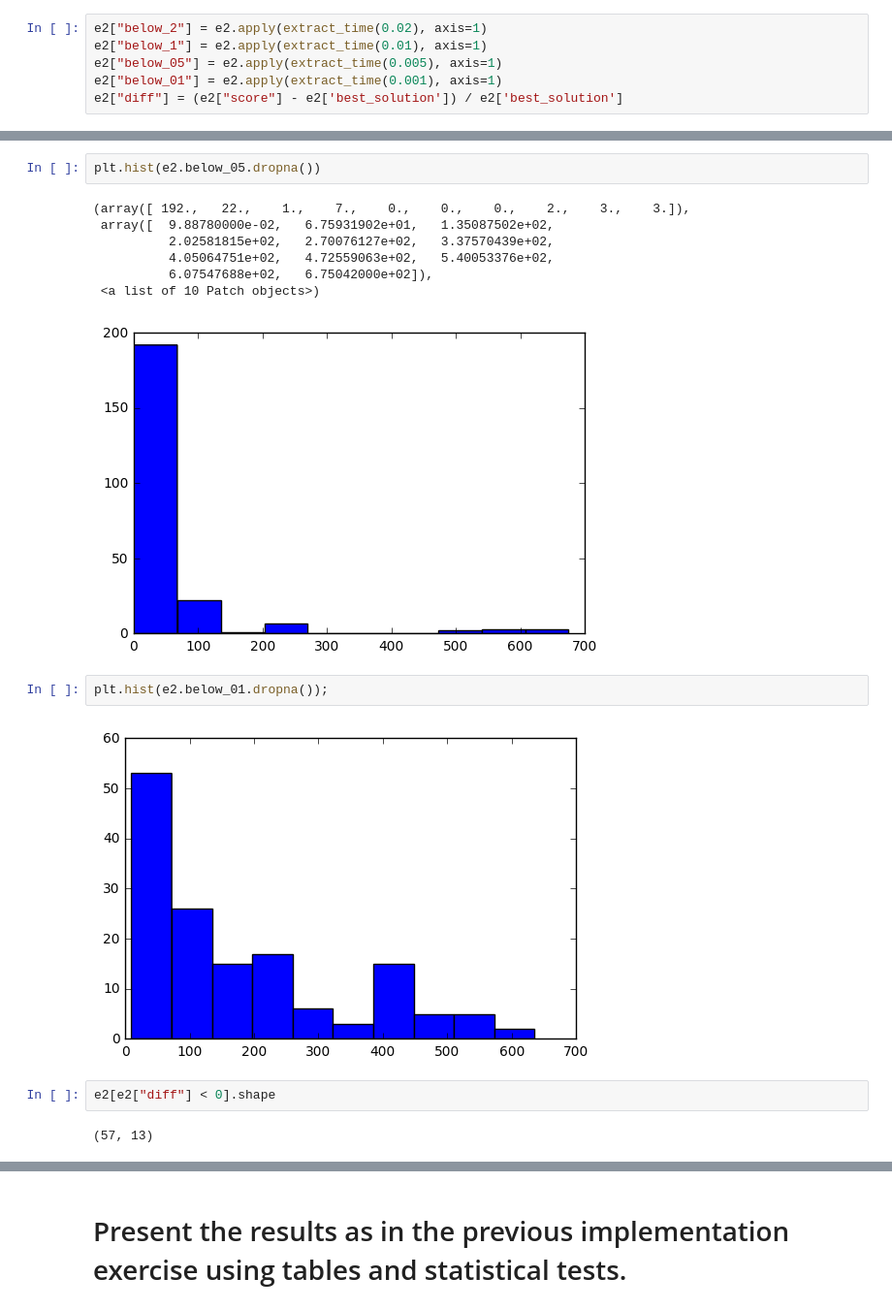
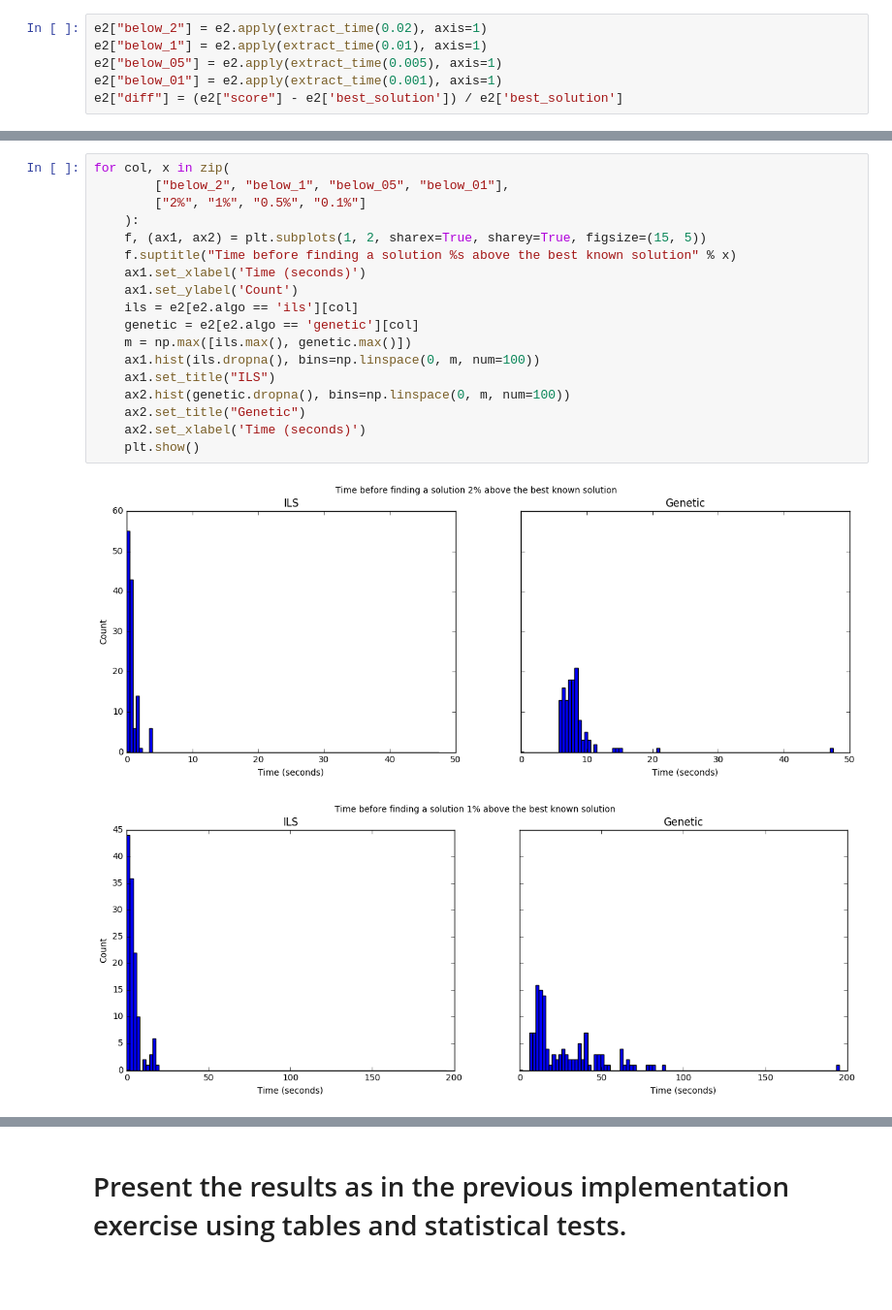
Before and after one commit to C4ptainCrunch/heuristic-optimization, a Jupyter notebook: analysis2.ipynb, the cells around one changed output, grey strips where cells are left out. Shown at 97% size. Drawn from its saved outputs; the diff is of its cells as text; blank space fills up the shorter version.

```diff
--- a/analysis2.ipynb
+++ b/analysis2.ipynb
@@ -248,18 +234,21 @@ plt.hist(e2.below_1.dropna())
-# %%
-plt.hist(e2.below_05.dropna())
-# %% [output]
-(array([ 192.,   22.,    1.,    7.,    0.,    0.,    0.,    2.,    3.,    3.]),
- array([  9.88780000e-02,   6.75931902e+01,   1.35087502e+02,
-          2.02581815e+02,   2.70076127e+02,   3.37570439e+02,
-          4.05064751e+02,   4.72559063e+02,   5.40053376e+02,
-          6.07547688e+02,   6.75042000e+02]),
- <a list of 10 Patch objects>)
-[figure, removed]
-# %%
-plt.hist(e2.below_01.dropna());
-# %% [output]
-[figure, removed]
-# %%
-e2[e2["diff"] < 0].shape
-# %% [output]
-(57, 13)
+# %%
+for col, x in zip(
+        ["below_2", "below_1", "below_05", "below_01"],
+        ["2%", "1%", "0.5%", "0.1%"]
+    ):
+    f, (ax1, ax2) = plt.subplots(1, 2, sharex=True, sharey=True, figsize=(15, 5))
+    f.suptitle("Time before finding a solution %s above the best known solution" % x)
+    ax1.set_xlabel('Time (seconds)')
+    ax1.set_ylabel('Count')
+    ils = e2[e2.algo == 'ils'][col]
+    genetic = e2[e2.algo == 'genetic'][col]
+    m = np.max([ils.max(), genetic.max()])
+    ax1.hist(ils.dropna(), bins=np.linspace(0, m, num=100))
+    ax1.set_title("ILS")
+    ax2.hist(genetic.dropna(), bins=np.linspace(0, m, num=100))
+    ax2.set_title("Genetic")
+    ax2.set_xlabel('Time (seconds)')
+    plt.show()
+# %% [output]
+[figure, added]
+[figure, added]
```
Also changed, not shown: parts of 7 cells of this notebook, 9 other files.
